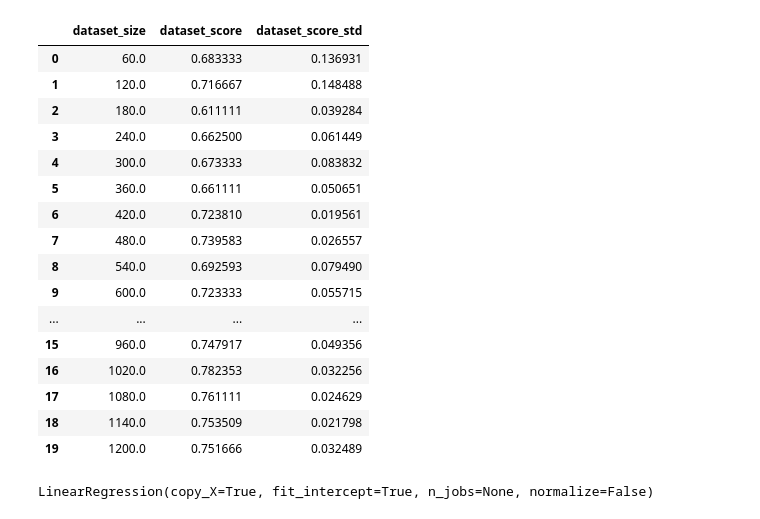
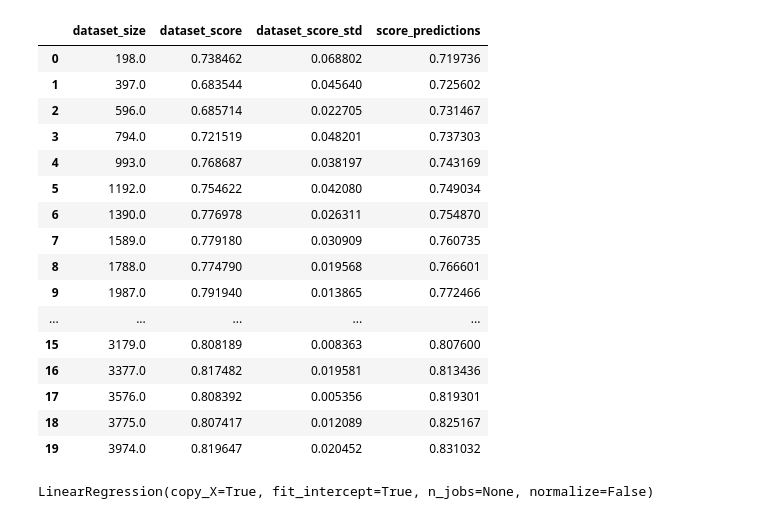
Before and after one commit to martinabr/AITools, a Jupyter notebook: AdaptiveDataVolumeFastAI.ipynb, the cells around one changed output. Saved outputs shown, nothing was run; the diff lists cells and outputs as text; code cells hidden in the pictures.

```diff
--- a/AdaptiveDataVolumeFastAI.ipynb
+++ b/AdaptiveDataVolumeFastAI.ipynb
@@ -137,0 +114,4 @@ tfms = get_transforms()
+# %%
+src = (ImageList.from_folder(path, recurse=True)
+       .filter_by_folder(include=['fake', 'real']))
+src
@@ -139,7 +123,7 @@ tfms = get_transforms()
 '''
 Start the process
 '''
-adaptive_training(path, fnames, pat, tfms, models.resnet34, portions_=20, kfolds_=5, portion_start_=0, kfold_start_=0, fit_one_cycle_=4)
+adaptive_training(path, src, tfms, models.resnet34, portions_=20, kfolds_=5, portion_start_=0, kfold_start_=0, fit_one_cycle_=4)
 # %% [output]
 Grab a coffee, this may take a while...
 
@@ -272,30 +256,30 @@ plt.show()
 # %%
 '''
 Select the data point until the accuracy increases linear.
 '''
 
-lin_datapoints = 1201.
+lin_datapoints = 4000
 
 df_smaller = df[df["dataset_size"] < lin_datapoints]
 df_smaller
 # %% [output]
-|  | dataset_size | dataset_score | dataset_score_std |
-| 0 | 60.0 | 0.683333 | 0.136931 |
-| 1 | 120.0 | 0.716667 | 0.148488 |
-| 2 | 180.0 | 0.611111 | 0.039284 |
-| 3 | 240.0 | 0.662500 | 0.061449 |
-| 4 | 300.0 | 0.673333 | 0.083832 |
-| 5 | 360.0 | 0.661111 | 0.050651 |
-| 6 | 420.0 | 0.723810 | 0.019561 |
-| 7 | 480.0 | 0.739583 | 0.026557 |
-| 8 | 540.0 | 0.692593 | 0.079490 |
-| 9 | 600.0 | 0.723333 | 0.055715 |
-| ... | ... | ... | ... |
-| 15 | 960.0 | 0.747917 | 0.049356 |
-| 16 | 1020.0 | 0.782353 | 0.032256 |
-| 17 | 1080.0 | 0.761111 | 0.024629 |
-| 18 | 1140.0 | 0.753509 | 0.021798 |
-| 19 | 1200.0 | 0.751666 | 0.032489 |
+|  | dataset_size | dataset_score | dataset_score_std | score_predictions |
+| 0 | 198.0 | 0.738462 | 0.068802 | 0.719736 |
+| 1 | 397.0 | 0.683544 | 0.045640 | 0.725602 |
+| 2 | 596.0 | 0.685714 | 0.022705 | 0.731467 |
+| 3 | 794.0 | 0.721519 | 0.048201 | 0.737303 |
+| 4 | 993.0 | 0.768687 | 0.038197 | 0.743169 |
+| 5 | 1192.0 | 0.754622 | 0.042080 | 0.749034 |
+| 6 | 1390.0 | 0.776978 | 0.026311 | 0.754870 |
+| 7 | 1589.0 | 0.779180 | 0.030909 | 0.760735 |
+| 8 | 1788.0 | 0.774790 | 0.019568 | 0.766601 |
+| 9 | 1987.0 | 0.791940 | 0.013865 | 0.772466 |
+| ... | ... | ... | ... | ... |
+| 15 | 3179.0 | 0.808189 | 0.008363 | 0.807600 |
+| 16 | 3377.0 | 0.817482 | 0.019581 | 0.813436 |
+| 17 | 3576.0 | 0.808392 | 0.005356 | 0.819301 |
+| 18 | 3775.0 | 0.807417 | 0.012089 | 0.825167 |
+| 19 | 3974.0 | 0.819647 | 0.020452 | 0.831032 |
 # %%
 model.fit(df_smaller["dataset_size"].to_numpy().reshape(-1,1), df_smaller["dataset_score"])
 # %% [output]
```
Also changed, not shown: parts of 13 cells of this notebook.
